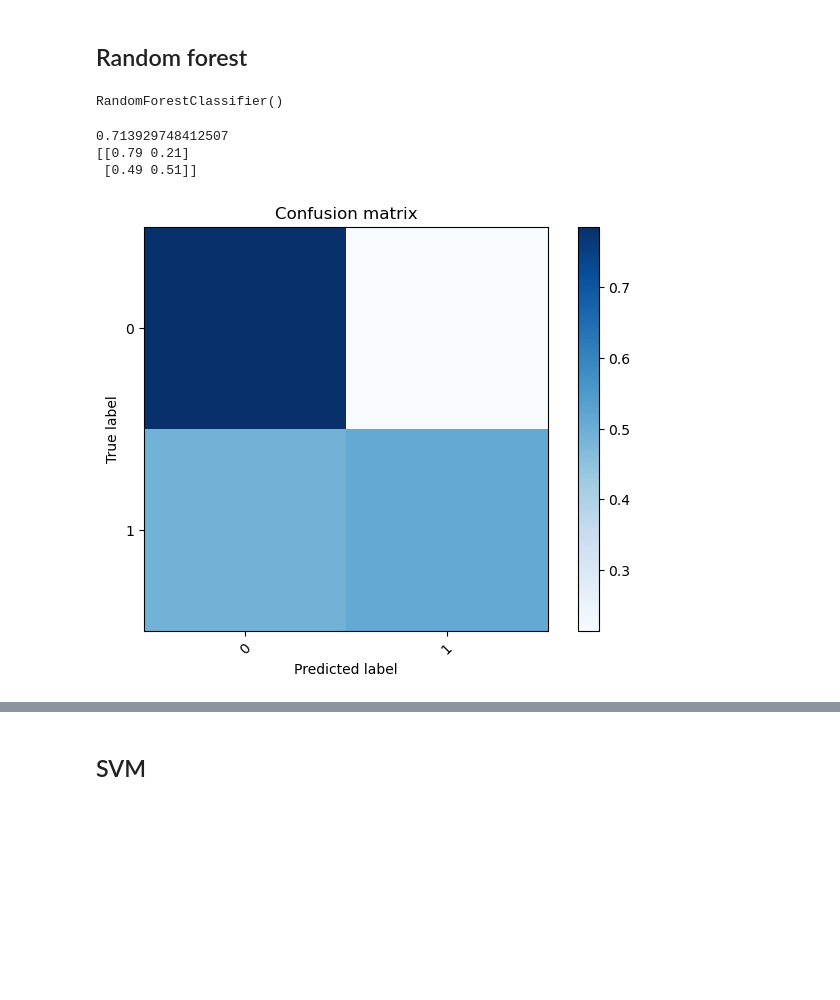
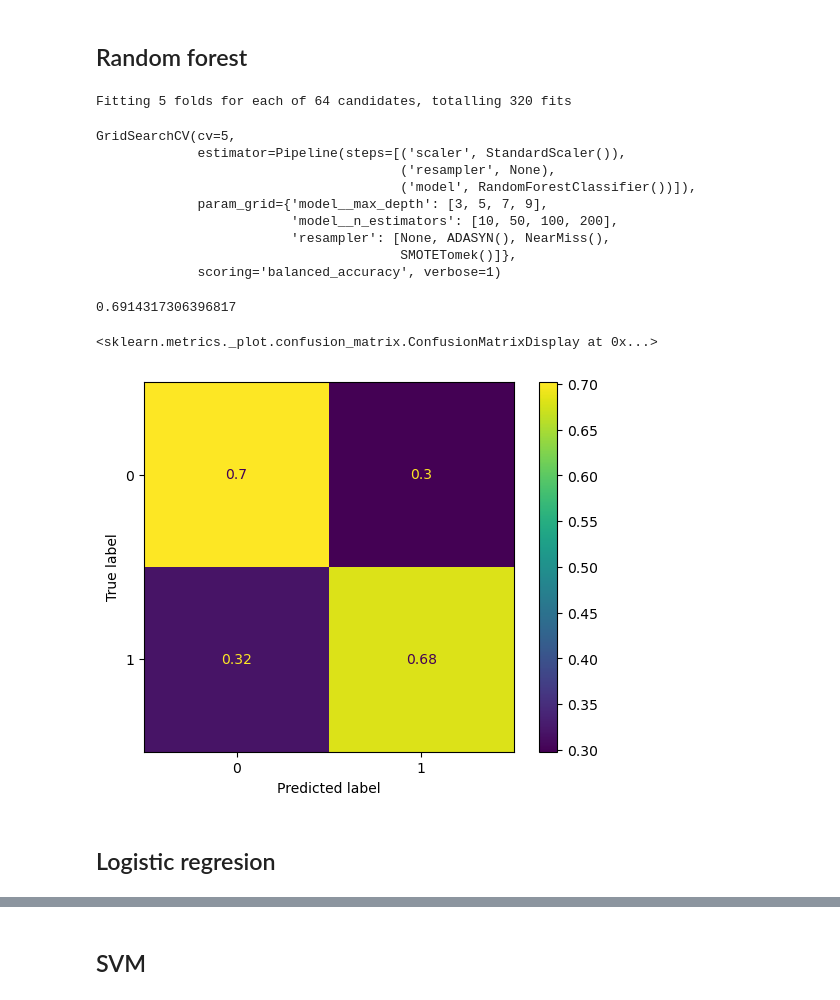
Before and after one commit to jbaezarh/Relational-ML, a Jupyter notebook: notebooks/2_ml_manual_feature_extraction.ipynb, the cells around one changed output, grey strips where cells are left out. Drawn from its saved outputs; the diff is of its cells as text; code cells hidden in the pictures; blank space fills up the shorter version.

Commit message:
manual features almost completed and got node2vect data

```diff
--- a/notebooks/2_ml_manual_feature_extraction.ipynb
+++ b/notebooks/2_ml_manual_feature_extraction.ipynb
@@ -15,7 +19,7 @@ from sklearn.model_selection import train_test_split, GridSearchCV
 # %% [markdown]
 ## Data import
 # %%
-X = pd.read_csv("../data/processed/X.csv")
+X = pd.read_csv("../data/processed/X_selected_features.csv").drop(columns="Unnamed: 0")
 
 target = pd.read_csv("../data/raw/musae_git_target.csv")
 y = pd.Categorical(target["ml_target"])
@@ -163,7 +174,31 @@ rf = RandomForestClassifier()
-# %%
-rf.fit(X_train_samp,y_train_samp)
-# rf.fit(X_train_undersamp,y_train_undersamp)
-# rf.fit(X_train_oversamp,y_train_oversamp)
-# rf.fit(X_train,y_train)
-# %% [output]
-RandomForestClassifier()
+# %%
+rf = RandomForestClassifier(random_state=0)
+
+# Define the pipeline
+pipeline = Pipeline([
+    ('scaler', StandardScaler()),    # Step 1: Scaling
+    ('resampler', None),          # Step 2: Placeholder for resampling
+    ('model', rf)  # Step 3: Logistic Regression
+])
+
+# Define parameter grid with different resamplers
+param_grid = {
+    'resampler': [None, ADASYN(random_state=0), NearMiss(version=1), SMOTETomek(random_state=0)],  # Resampling methods
+    'model__max_depth': list(range(3,16,3)),
+    'model__n_estimators':  [100,200,300,400]
+}
+
+# Create GridSearchCV
+grid = GridSearchCV(pipeline, param_grid, cv=5, scoring='balanced_accuracy', verbose=1, n_jobs=-1)
+grid.fit(X_train, y_train)
+# %% [output]
+Fitting 5 folds for each of 64 candidates, totalling 320 fits
+GridSearchCV(cv=5,
+             estimator=Pipeline(steps=[('scaler', StandardScaler()),
+                                       ('resampler', None),
+                                       ('model', RandomForestClassifier())]),
+             param_grid={'model__max_depth': [3, 5, 7, 9],
+                         'model__n_estimators': [10, 50, 100, 200],
+                         'resampler': [None, ADASYN(), NearMiss(),
+                                       SMOTETomek()]},
+             scoring='balanced_accuracy', verbose=1)
@@ -170,12 +226,16 @@ RandomForestClassifier()
 # %%
-y_pred = rf.predict(X_test)
+y_pred = grid.predict(X_test)
 
-print(accuracy_score(y_true= y_test,y_pred=y_pred))
-confu_mat = confusion_matrix(y_true= y_test,y_pred=y_pred,normalize="true")
-print(confu_mat.round(2))
-plot_confusion_matrix(confu_mat,[0,1])
+
+print(balanced_accuracy_score(y_true=y_test,y_pred=y_pred))
+confu_mat = confusion_matrix(y_true= y_test,y_pred=y_pred, normalize="true") # Se muestra el recall en cada clase
+
+
+disp = ConfusionMatrixDisplay(confu_mat)
+disp.plot()
 # %% [output]
-0.713929748412507
-[[0.79 0.21]
- [0.49 0.51]]
+0.6914317306396817
+<sklearn.metrics._plot.confusion_matrix.ConfusionMatrixDisplay at 0x...>
-[figure, old version]
+[figure, new version]
+# %% [markdown]
+## Logistic regresion
```
Also changed, not shown: parts of 35 cells of this notebook, 11 other files.
